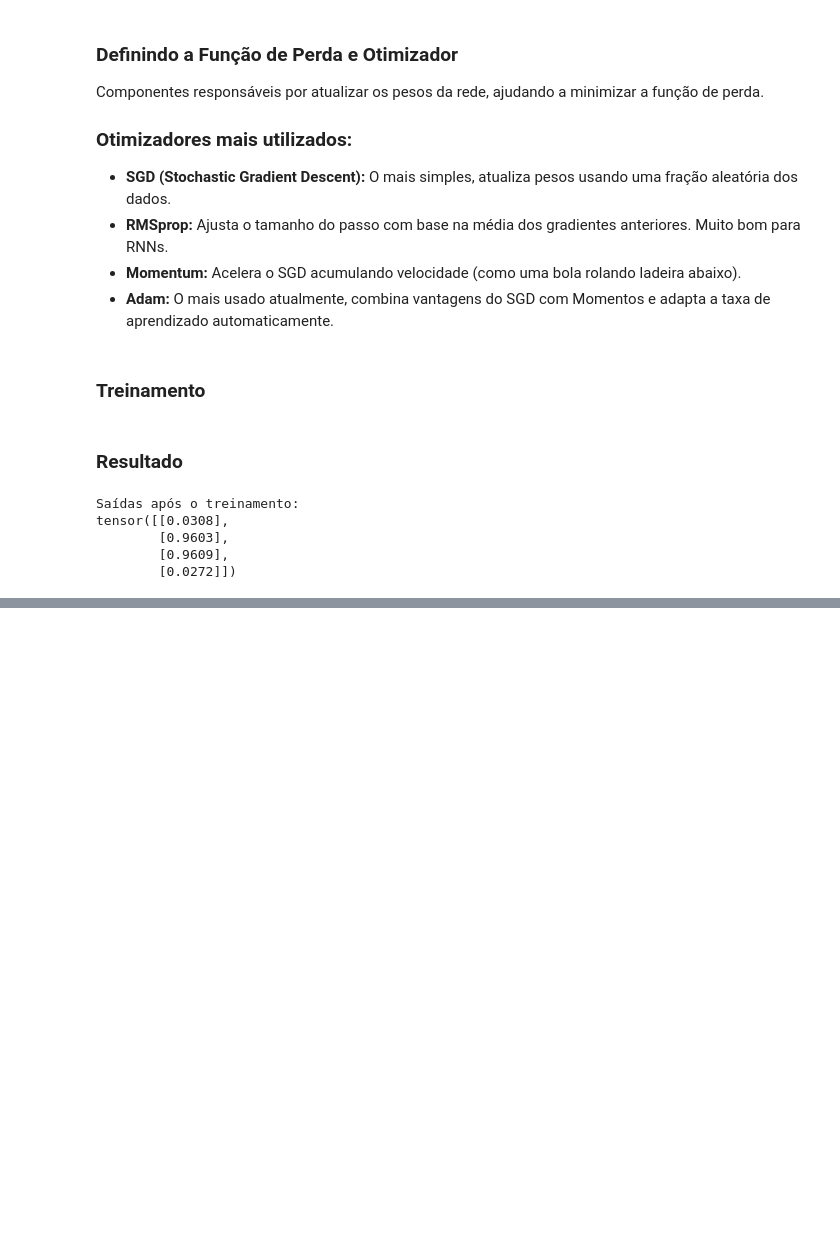
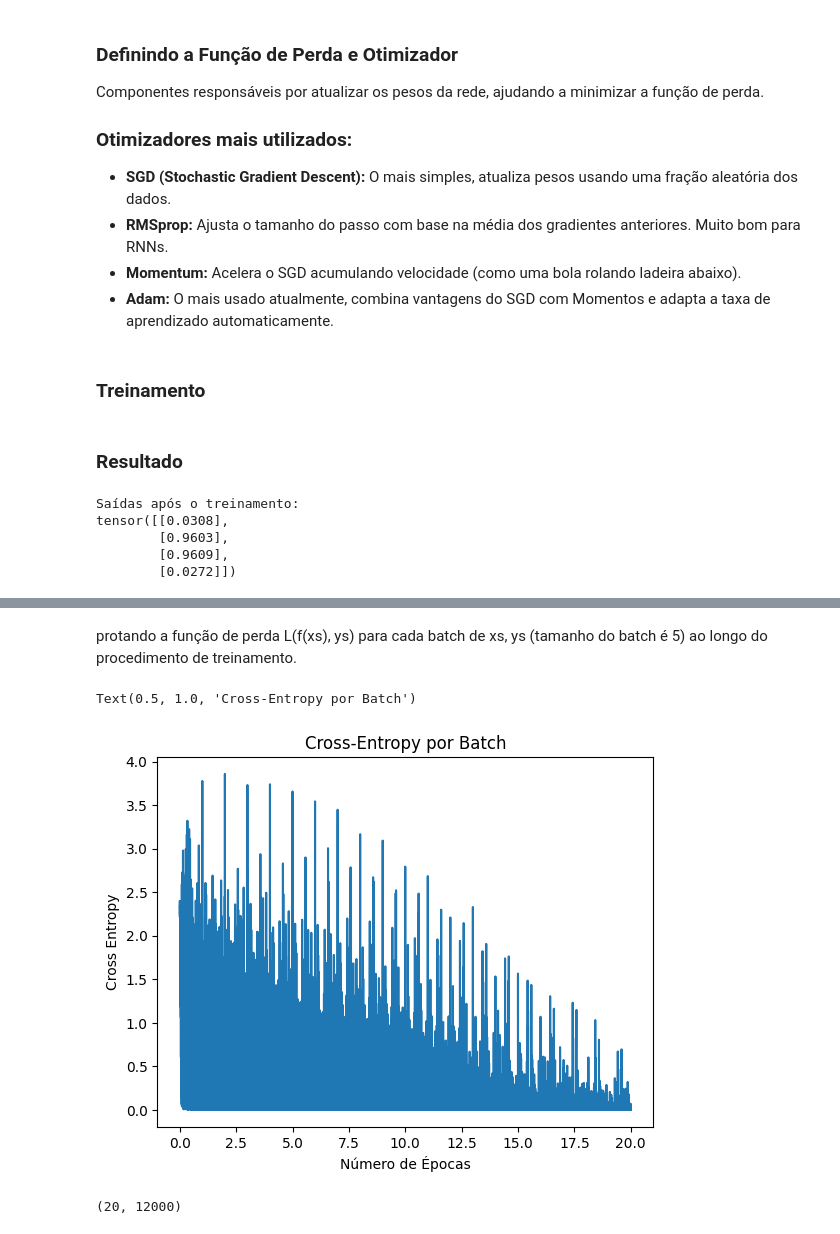
Before and after one commit to JessicaMayumi/ml-playground, a Jupyter notebook: day2.ipynb, the cells around one changed output, grey strips where cells are left out. Drawn from its saved outputs; the diff is of its cells as text; code cells hidden in the pictures; blank space fills up the shorter version.

```diff
--- a/day2.ipynb
+++ b/day2.ipynb
@@ -133,0 +610,2 @@ tensor([[0.0308],
+# %%
+L = nn.CrossEntropyLoss()
@@ -133,0 +629,2 @@ tensor([[0.0308],
+# %%
+f = MyNeuralNet()
@@ -133,0 +659,25 @@ tensor([[0.0308],
+# %%
+def train_model(dl, f, n_epochs = 20):
+    #Otimizador
+    opt = SGD(f.parameters(), lr =0.01)
+    L = nn.CrossEntropyLoss()
+
+    #Modelo de Treinamento
+    losses = []
+    epochs = []
+    for epoch in range(n_epochs):
+        print(f"épocas {epoch}")
+        N = len(dl)
+        for i, (x,y) in enumerate(dl):
+            #atualiza os pesos
+            opt.zero_grad()
+            loss_value = L(f(x), y)
+            loss_value.backward()
+            opt.step()
+
+            #Armazenando os dados do treinamento
+            epochs.append(epoch+i/N)
+            losses.append(loss_value.item())
+    return np.array(epochs), np.array(losses)
+# %%
+epoch_data, loss_data = train_model(train_dl, f)
@@ -133,0 +705,14 @@ tensor([[0.0308],
+# %% [markdown]
+protando a função de perda L(f(xs), ys) para cada batch de xs, ys (tamanho do batch é 5) ao longo do procedimento de treinamento.
+# %%
+plt.plot(epoch_data, loss_data)
+plt.xlabel("Número de Épocas")
+plt.ylabel("Cross Entropy")
+plt.title("Cross-Entropy por Batch")
+# %% [output]
+Text(0.5, 1.0, 'Cross-Entropy por Batch')
+[figure, added]
+# %%
+loss_data.reshape(20,-1).shape
+# %% [output]
+(20, 12000)
```
Also changed, not shown: parts of 74 cells of this notebook, 11 other files.
